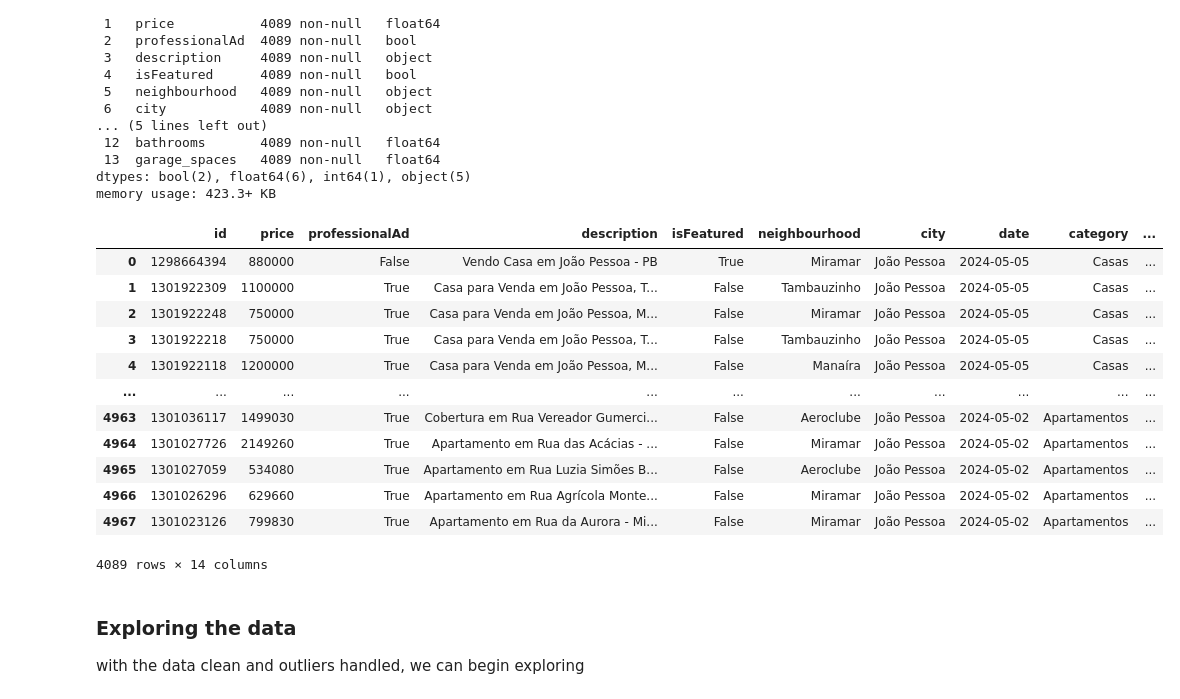
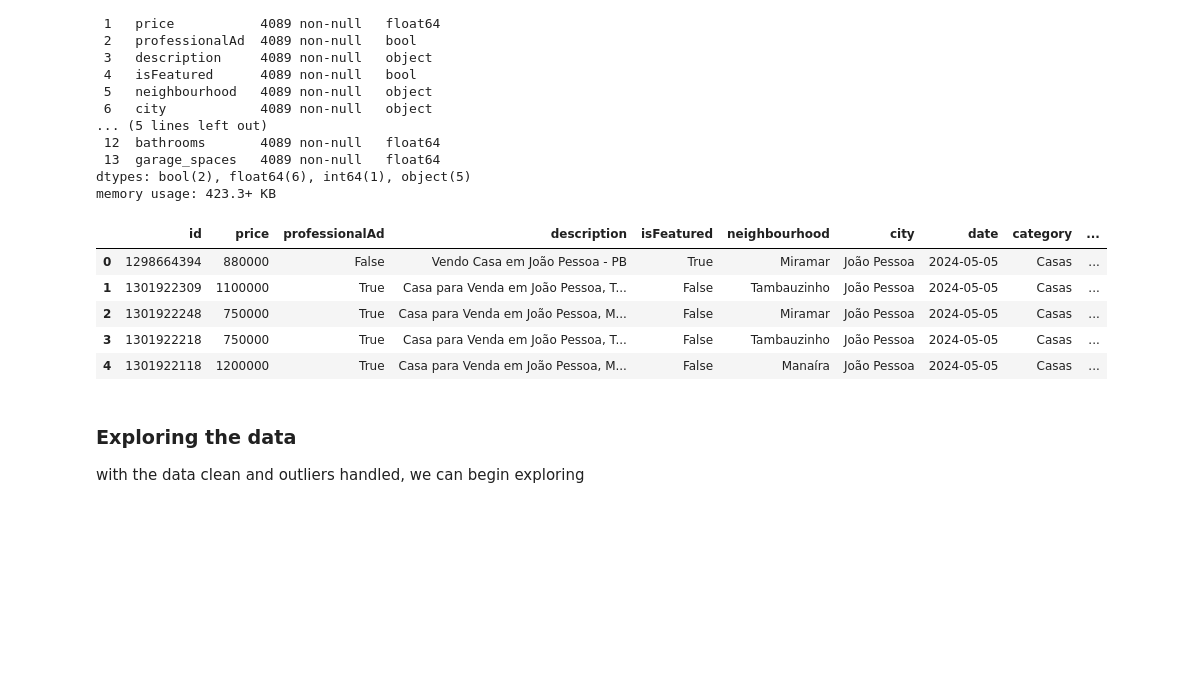
Before and after one commit to flaviowh/ML, a Jupyter notebook: regression/real_world/jampa_housing_2024.ipynb, the cells around one changed output. Cells and saved outputs as stored; diff of their text form; code cells hidden in the pictures; blank space fills up the shorter version.

```diff
--- a/regression/real_world/jampa_housing_2024.ipynb
+++ b/regression/real_world/jampa_housing_2024.ipynb
@@ -1,11 +1,20 @@
 # %%
-import pandas as pd # type: ignore
+import pandas as pd
+import numpy as np
 import re
 import seaborn as sns
 import matplotlib.pyplot as plt
 
+from sklearn.ensemble import RandomForestRegressor
+from xgboost import XGBRegressor
+from sklearn.metrics import mean_squared_error, mean_absolute_error
+from sklearn.model_selection import RandomizedSearchCV, GridSearchCV
+from sklearn.model_selection import train_test_split
+
 pd.set_option('display.float_format', lambda x: '%.f' % x)
-pd.set_option('display.max_rows', 70)
+pd.set_option('display.max_rows', 100)
+
+RANDOM_SEED = 34
 # %%
 path = r"C:\Users\flavi\Desktop\Py files\datasets\jampa_housing.csv"
 data = pd.read_csv(path)
@@ -157,21 +166,14 @@ Data columns (total 14 columns):
 dtypes: bool(2), float64(6), int64(1), object(5)
 memory usage: 423.3+ KB
 # %%
-data
+data.head()
 # %% [output]
 |  | id | price | professionalAd | description | isFeatured | neighbourhood | city | date | category | ... |
 | 0 | 1298664394 | 880000 | False | Vendo Casa em João Pessoa - PB | True | Miramar | João Pessoa | 2024-05-05 | Casas | ... |
 | 1 | 1301922309 | 1100000 | True | Casa para Venda em João Pessoa, T... | False | Tambauzinho | João Pessoa | 2024-05-05 | Casas | ... |
 | 2 | 1301922248 | 750000 | True | Casa para Venda em João Pessoa, M... | False | Miramar | João Pessoa | 2024-05-05 | Casas | ... |
 | 3 | 1301922218 | 750000 | True | Casa para Venda em João Pessoa, T... | False | Tambauzinho | João Pessoa | 2024-05-05 | Casas | ... |
 | 4 | 1301922118 | 1200000 | True | Casa para Venda em João Pessoa, M... | False | Manaíra | João Pessoa | 2024-05-05 | Casas | ... |
-| ... | ... | ... | ... | ... | ... | ... | ... | ... | ... | ... |
-| 4963 | 1301036117 | 1499030 | True | Cobertura em Rua Vereador Gumerci... | False | Aeroclube | João Pessoa | 2024-05-02 | Apartamentos | ... |
-| 4964 | 1301027726 | 2149260 | True | Apartamento em Rua das Acácias - ... | False | Miramar | João Pessoa | 2024-05-02 | Apartamentos | ... |
-| 4965 | 1301027059 | 534080 | True | Apartamento em Rua Luzia Simões B... | False | Aeroclube | João Pessoa | 2024-05-02 | Apartamentos | ... |
-| 4966 | 1301026296 | 629660 | True | Apartamento em Rua Agrícola Monte... | False | Miramar | João Pessoa | 2024-05-02 | Apartamentos | ... |
-| 4967 | 1301023126 | 799830 | True | Apartamento em Rua da Aurora - Mi... | False | Miramar | João Pessoa | 2024-05-02 | Apartamentos | ... |
-4089 rows × 14 columns
 # %% [markdown]
 ### Exploring the data
 
```
Also changed, not shown: parts of 31 cells of this notebook.
